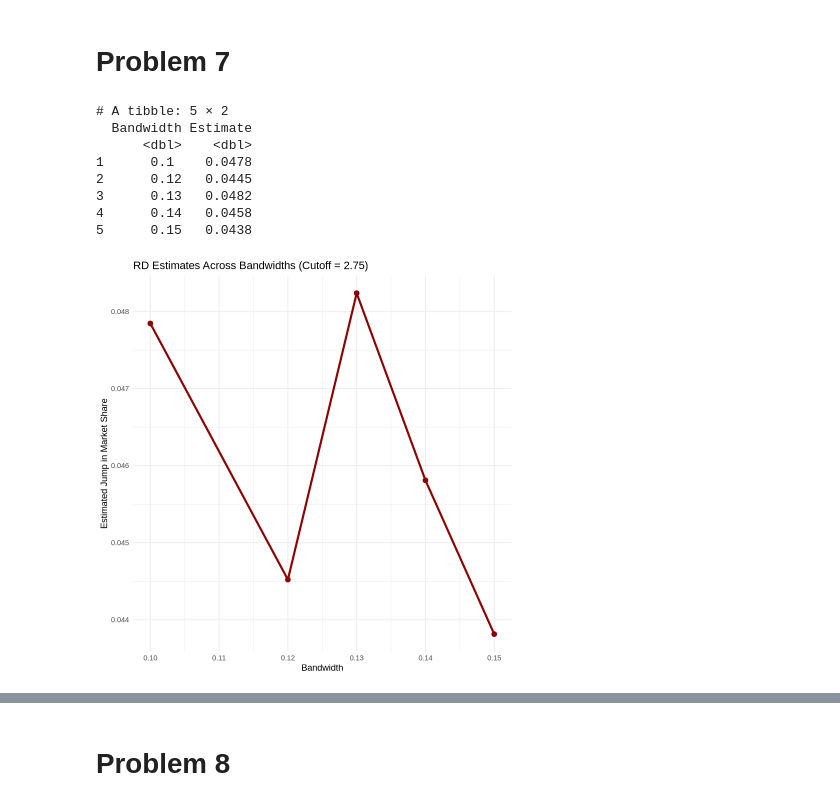
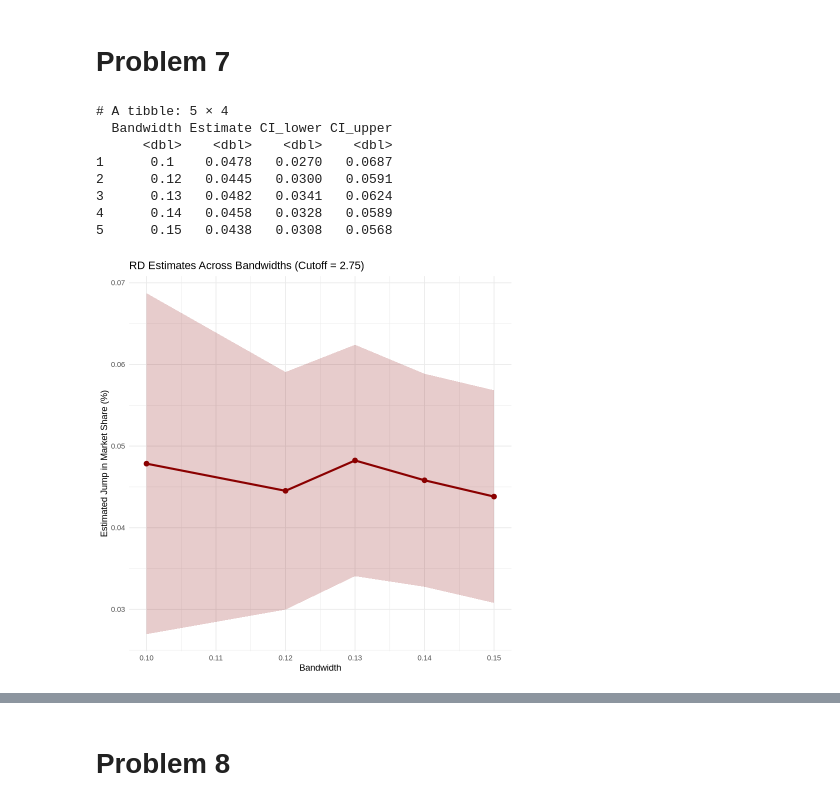
Before and after one commit to sophiekim-1/hwk3, a Jupyter notebook: submission1/submission1.ipynb, the cells around one changed output, grey strips where cells are left out. Saved outputs shown, nothing was run; the diff lists cells and outputs as text; code cells hidden in the pictures.

```diff
--- a/submission1/submission1.ipynb
+++ b/submission1/submission1.ipynb
@@ -480,47 +417,63 @@ tibble(
 # %%
 est0.1 <- rdrobust(y = rd1$mkt_share, x = rd1$score, c = 0,
                  h = 0.1, p = 1, kernel = "uniform", vce = "hc0")
 est0.12 <- rdrobust(y = rd1$mkt_share, x = rd1$score, c = 0,
                  h = 0.12, p = 1, kernel = "uniform", vce = "hc0")
 est0.13 <- rdrobust(y = rd1$mkt_share, x = rd1$score, c = 0,
                  h = 0.13, p = 1, kernel = "uniform", vce = "hc0")
 est0.14 <- rdrobust(y = rd1$mkt_share, x = rd1$score, c = 0,
                  h = 0.14, p = 1, kernel = "uniform", vce = "hc0")
 est0.15 <- rdrobust(y = rd1$mkt_share, x = rd1$score, c = 0,
                  h = 0.15, p = 1, kernel = "uniform", vce = "hc0")
 
 results_table_275 <- tibble(
   Bandwidth = c(0.10, 0.12, 0.13, 0.14, 0.15),
   Estimate = c(
-    est0.1$coef[1],   # h = 0.10
-    est0.12$coef[1],  # h = 0.12
-    est0.13$coef[1],  # h = 0.13
-    est0.14$coef[1],  # h = 0.14
-    est0.15$coef[1]   # h = 0.15
+    est0.1$coef[1],
+    est0.12$coef[1],
+    est0.13$coef[1],
+    est0.14$coef[1],
+    est0.15$coef[1]
+  ),
+  CI_lower = c(
+    est0.1$coef[1]  - 1.96 * est0.1$se[1],
+    est0.12$coef[1] - 1.96 * est0.12$se[1],
+    est0.13$coef[1] - 1.96 * est0.13$se[1],
+    est0.14$coef[1] - 1.96 * est0.14$se[1],
+    est0.15$coef[1] - 1.96 * est0.15$se[1]
+  ),
+  CI_upper = c(
+    est0.1$coef[1]  + 1.96 * est0.1$se[1],
+    est0.12$coef[1] + 1.96 * est0.12$se[1],
+    est0.13$coef[1] + 1.96 * est0.13$se[1],
+    est0.14$coef[1] + 1.96 * est0.14$se[1],
+    est0.15$coef[1] + 1.96 * est0.15$se[1]
   )
 )
 
-print(results_table_275)
+# print(results_table_275)
 
 ggplot(results_table_275, aes(x = Bandwidth, y = Estimate)) +
   geom_line(size = 1.2, color = "darkred") +
   geom_point(size = 2.5, color = "darkred") +
+  geom_ribbon(aes(ymin = CI_lower, ymax = CI_upper), alpha = 0.2, fill = "darkred") +
+  scale_y_continuous(breaks = seq(0.00, 0.10, by = 0.01)) +
   labs(
     title = "RD Estimates Across Bandwidths (Cutoff = 2.75)",
     x = "Bandwidth",
-    y = "Estimated Jump in Market Share"
+    y = "Estimated Jump in Market Share (%)"
   ) +
   theme_minimal()
 # %% [output]
-# A tibble: 5 × 2
-  Bandwidth Estimate
-      <dbl>    <dbl>
-1      0.1    0.0478
-2      0.12   0.0445
-3      0.13   0.0482
-4      0.14   0.0458
-5      0.15   0.0438
+# A tibble: 5 × 4
+  Bandwidth Estimate CI_lower CI_upper
+      <dbl>    <dbl>    <dbl>    <dbl>
+1      0.1    0.0478   0.0270   0.0687
+2      0.12   0.0445   0.0300   0.0591
+3      0.13   0.0482   0.0341   0.0624
+4      0.14   0.0458   0.0328   0.0589
+5      0.15   0.0438   0.0308   0.0568
-[figure, old version]
+[figure, new version]
 # %%
 est3 <- rdrobust(y = rd2$mkt_share, x = rd2$score, c = 0,
                  h = 0.1, p = 1, kernel = "uniform", vce = "hc0")
```
Also changed, not shown: parts of 13 cells of this notebook.
